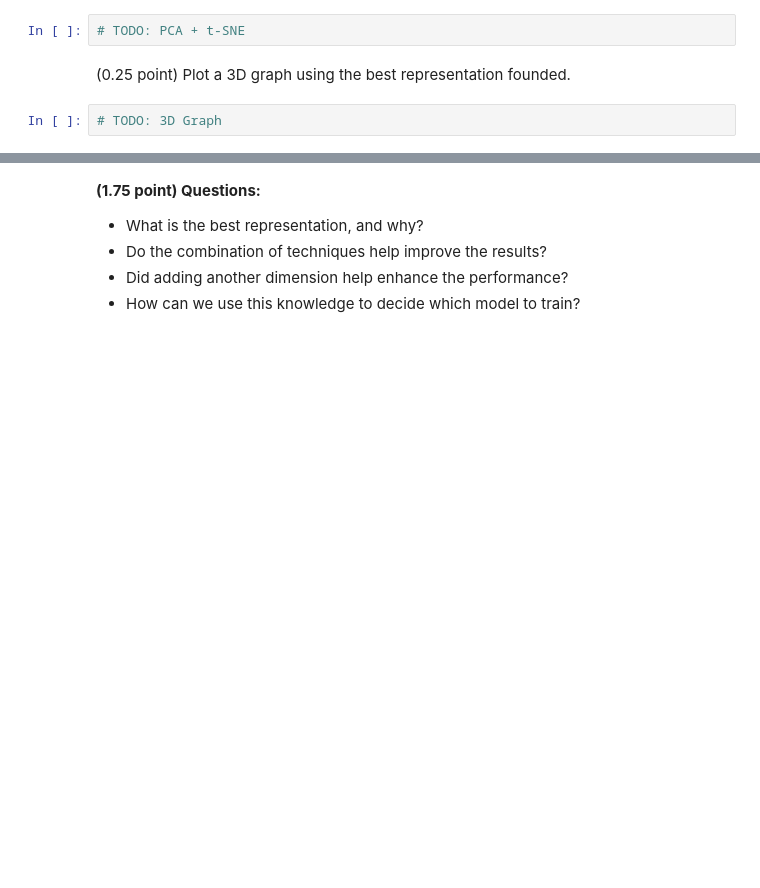
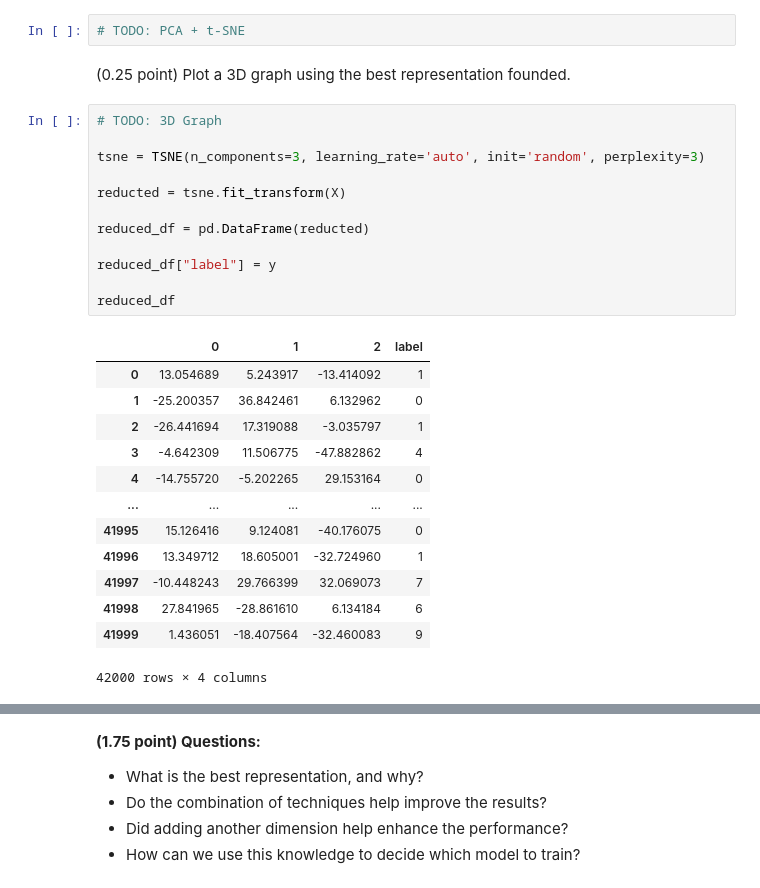
Before and after one commit to GabrielBG0/MLPR-Unicamp, a Jupyter notebook: T3/T3_Unsupervised_Learning.ipynb, the cells around one changed output, grey strips where cells are left out. Cells and saved outputs as stored; diff of their text form; blank space fills up the shorter version.

```diff
--- a/T3/T3_Unsupervised_Learning.ipynb
+++ b/T3/T3_Unsupervised_Learning.ipynb
@@ -140,5 +170,29 @@ sns.scatterplot(data=reduced_df, x=0, y=1, hue='label', palette="tab10")
 # TODO: PCA + t-SNE
 # %% [markdown]
 (0.25 point) Plot a 3D graph using the best representation founded.
-# %%
-# TODO: 3D Graph
+# %%
+# TODO: 3D Graph
+
+tsne = TSNE(n_components=3, learning_rate='auto', init='random', perplexity=3)
+
+reducted = tsne.fit_transform(X)
+
+reduced_df = pd.DataFrame(reducted)
+
+reduced_df["label"] = y
+
+reduced_df
+# %% [output]
+|  | 0 | 1 | 2 | label |
+| 0 | 13.054689 | 5.243917 | -13.414092 | 1 |
+| 1 | -25.200357 | 36.842461 | 6.132962 | 0 |
+| 2 | -26.441694 | 17.319088 | -3.035797 | 1 |
+| 3 | -4.642309 | 11.506775 | -47.882862 | 4 |
+| 4 | -14.755720 | -5.202265 | 29.153164 | 0 |
+| ... | ... | ... | ... | ... |
+| 41995 | 15.126416 | 9.124081 | -40.176075 | 0 |
+| 41996 | 13.349712 | 18.605001 | -32.724960 | 1 |
+| 41997 | -10.448243 | 29.766399 | 32.069073 | 7 |
+| 41998 | 27.841965 | -28.861610 | 6.134184 | 6 |
+| 41999 | 1.436051 | -18.407564 | -32.460083 | 9 |
+42000 rows × 4 columns
```
Also changed, not shown: parts of 10 cells of this notebook.
